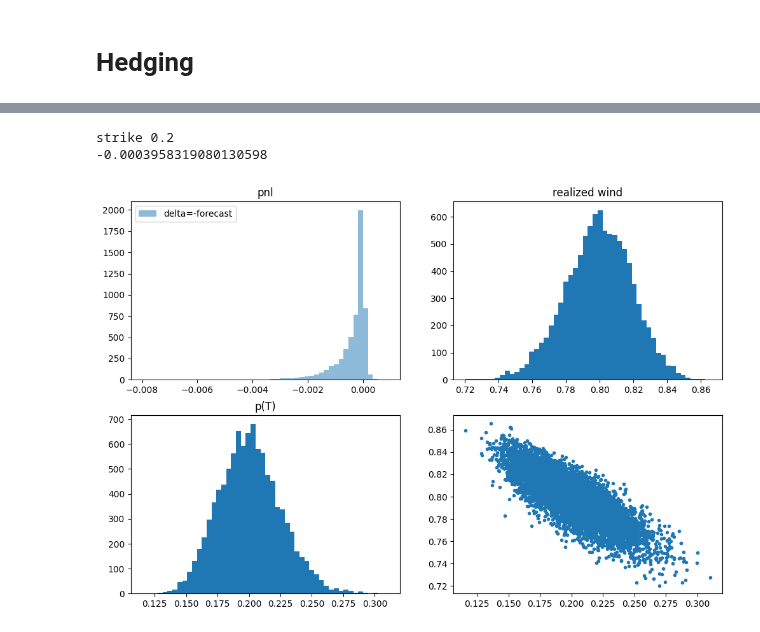
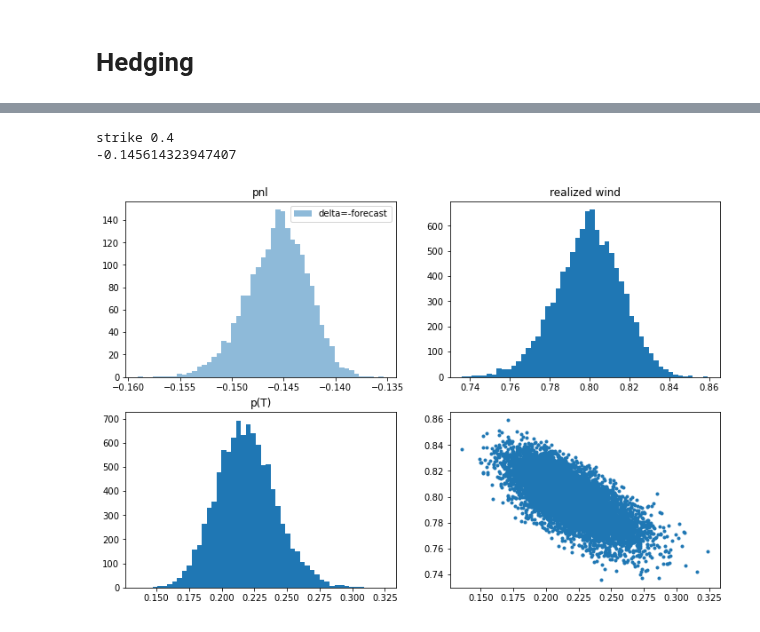
Before and after one commit to pikki622/RiVaPy, a Jupyter notebook: notebooks/models/residual_demand_forward_model.ipynb, the cells around one changed output, grey strips where cells are left out. Cells and saved outputs as stored; diff of their text form; code cells hidden in the pictures.

```diff
--- a/notebooks/models/residual_demand_forward_model.ipynb
+++ b/notebooks/models/residual_demand_forward_model.ipynb
@@ -329,7 +347,7 @@ rdm = ResidualDemandForwardModel(wind_forecast_model,
                                 #region_to_capacity=None
                                 )
 # %%
-strike = 0.2#fwd_prices[:,-1].mean()
+strike = 0.4#fwd_prices[:,-1].mean()
 spec = GreenPPASpecification(technology = 'Wind',
                              location = 'Onshore',
                              schedule = [val_date + dt.timedelta(days=2)],
@@ -351,0 +386,23 @@ NameError: name 'k' is not defined
+# %%
+t=6
+plt.figure(figsize=(16,12))
+i=1
+plt.title(str(result.timegrid.dates[t]))
+for k,v in result.forecasts.items():
+    for l,w in result.forecasts.items():
+        plt.subplot(2,2,i)
+        if k==l:
+            plt.plot(w[:,t], result.fwd_prices[:,t], '.')
+            plt.xlabel('forecast efficiency ' + k)
+            plt.ylabel('forward price')
+        else:
+            plt.plot(v[:,t], w[:,t], '.')
+            plt.xlabel('forecast efficiency ' + k)
+            plt.ylabel('forecast efficiency ' + l)
+        i += 1
+plt.figure()
+plt.hist(result.rlzd_qty.reshape((-1)), bins=100)
+plt.title('realized production')
+plt.xlabel('realized production')
+plt.ylabel('hist')
+t = -2
@@ -353,42 +413,44 @@ NameError: name 'k' is not defined
 plt.figure(figsize=(12,8))
 #forecast_points = [i for i in range(len(timegrid)) if i%8==0]
 fwd_prices = result.fwd_prices
-forecasts = result.forecasts
+forecasts_ = result.forecasts[spec.location]
+rlzd_qty = result.rlzd_qty
+
 
 print('strike', strike)
 plt.subplot(2,2,1)
 #print('hedge_delta', (-fwd_residuals[-1]+1.0))
-pnl_no_hedge = (fwd_prices[:,-1]-strike)*forecasts[:,-1]
+pnl_no_hedge = (fwd_prices[:,-1]-strike)*forecasts_[:,-1]
 #bins = plt.hist(pnl_no_hedge, bins=50, label='no hedge', density=True)
-delta = -1.0*forecasts[:,0]
+delta = -1.0*forecasts_[:,0]
 pnl_hedge = pnl_no_hedge + (fwd_prices[:,-1]-fwd_prices[:,0])*delta
 plt.hist(pnl_hedge,  label='delta=-forecast', alpha=0.5, density=True, bins=50)
 print(pnl_hedge.mean())
-delta = -0.9*forecasts[:,0]
+delta = -1.0*forecasts_[:,0]
 #pnl_hedge = pnl_no_hedge + (fwd_prices[:,-1]-fwd_prices[:,0])*delta
 #plt.hist(pnl_hedge,  label='delta=-forecast', alpha=0.5, density=True, bins=50)
 #print(pnl_hedge.mean())
 
-pnl_hedge_dynamic_volume = -fwd_prices[:,0]*forecasts[:,0]
+pnl_hedge_dynamic_volume = -fwd_prices[:,0]*forecasts_[:,0]
 for i in range(1,fwd_prices.shape[1]):
-    pnl_hedge_dynamic_volume += (forecasts[:,i-1]-forecasts[:,i])*fwd_prices[:,i]
-pnl_hedge_dynamic_volume += forecasts[:,-2]*fwd_prices[:,-1] + forecasts[:,-1]*(fwd_prices[:,-1]-strike)
+    pnl_hedge_dynamic_volume += (forecasts_[:,i-1]-forecasts_[:,i])*fwd_prices[:,i]
+pnl_hedge_dynamic_volume += forecasts_[:,-2]*fwd_prices[:,-1] + forecasts_[:,-1]*(fwd_prices[:,-1]-strike)
 #plt.hist(pnl_hedge_dynamic_volume,  label='dynamic delta=-forecast', alpha=0.5, density=True, bins=50)
 
 #delta = -0pnl_hedge_dynamic_volume8*(-fwd_residuals[0,:]+1.0)
 #pnl_hedge = pnl_no_hedge + (fwd_prices[-1,:]-fwd_prices[0,:])*delta
 #plt.hist(pnl_hedge,  label='delta=-0.8*forecast', alpha=0.5, density=True, bins=50)
 plt.legend()
 plt.title('pnl')
 plt.subplot(2,2,2)
-plt.hist(forecasts[:,-1], bins=50);
+plt.hist(forecasts_[:,-1], bins=50);
 plt.title('realized wind')
 plt.subplot(2,2,3)
 plt.hist(fwd_prices[:,-1], bins=50)
 plt.title('p(T)')
 plt.subplot(2,2,4)
-plt.plot(fwd_prices[:,-1], forecasts[:,-1],'.');
+plt.plot(fwd_prices[:,-1], forecasts_[:,-1],'.');
 # %% [output]
-strike 0.2
--0.0003958319080130598
+strike 0.4
+-0.145614323947407
-[figure, old version]
+[figure, new version]
```
Also changed, not shown: parts of 7 cells of this notebook.
